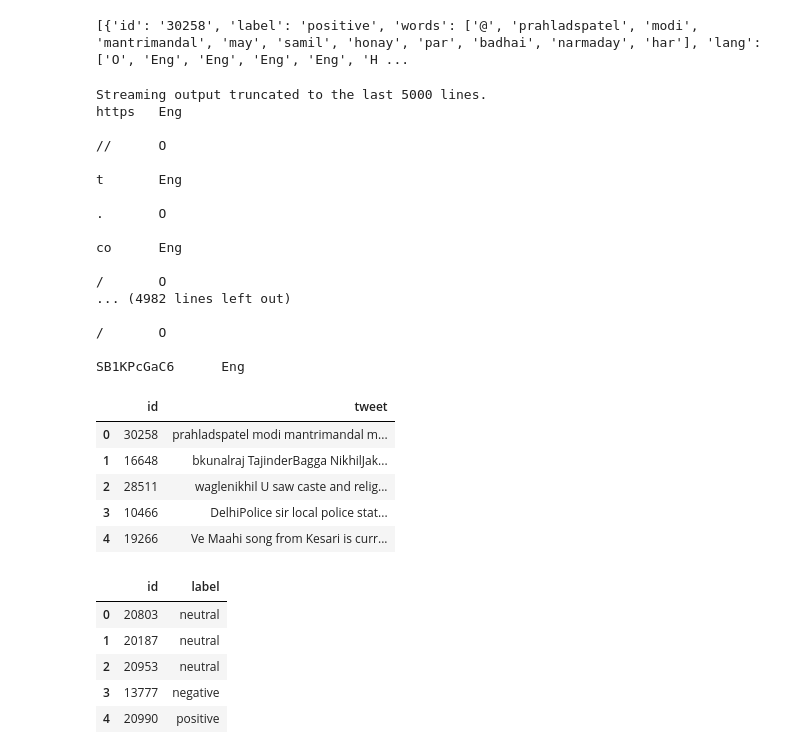
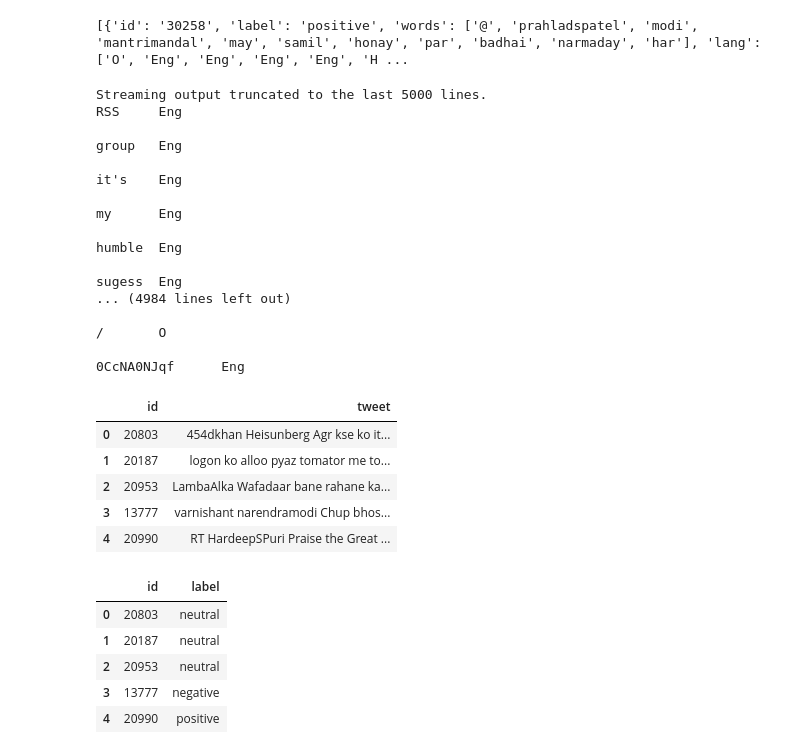
Before and after one commit to Ashish-17CSE/Hate_Speech_Detection, a Jupyter notebook: Hate_Speech_Detection.ipynb, the cells around one changed output. Saved outputs shown, nothing was run; the diff lists cells and outputs as text; code cells hidden in the pictures.

```diff
--- a/Hate_Speech_Detection.ipynb
+++ b/Hate_Speech_Detection.ipynb
@@ -103,47 +103,47 @@ def read_conll_test(in_file, lowercase=False, max_example=None):
         label = "";
         for line in f.readlines():
             print(line)
             sp = line.strip().split('\t')
             if sp[0]=="meta":
               vc = {"id":id,"tweet":words}
               data.append(vc);
               words = " "
               id = sp[1]
             elif len(sp)>1:
               if sp[1]!="O":
                 words = words + sp[0] +" " # +"("+sp[1]+") "
         vc = {"id":id,"tweet":words}
         data.append(vc);
     return data
 
-dataset = "/content/dev_3k_split_conll.txt"
+dataset = "/content/Hindi_test_unalbelled_conll_updated.txt"
 test = read_conll_test(dataset)[1:]
 test = pd.DataFrame(test)
 test.head()
 # %% [output]
 Streaming output truncated to the last 5000 lines.
-https   Eng
+RSS     Eng
 
-//      O
+group   Eng
 
-t       Eng
+it's    Eng
 
-.       O
+my      Eng
 
-co      Eng
+humble  Eng
 
-/       O
-... (4982 lines left out)
+sugess  Eng
+... (4984 lines left out)
 
 /       O
 
-SB1KPcGaC6      Eng
+0CcNA0NJqf      Eng
 |  | id | tweet |
-| 0 | 30258 | prahladspatel modi mantrimandal m... |
-| 1 | 16648 | bkunalraj TajinderBagga NikhilJak... |
-| 2 | 28511 | waglenikhil U saw caste and relig... |
-| 3 | 10466 | DelhiPolice sir local police stat... |
-| 4 | 19266 | Ve Maahi song from Kesari is curr... |
+| 0 | 20803 | 454dkhan Heisunberg Agr kse ko it... |
+| 1 | 20187 | logon ko alloo pyaz tomator me to... |
+| 2 | 20953 | LambaAlka Wafadaar bane rahane ka... |
+| 3 | 13777 | varnishant narendramodi Chup bhos... |
+| 4 | 20990 | RT HardeepSPuri Praise the Great ... |
 # %%
 labels = pd.read_csv("/content/test_labels_hinglish.txt")
 labels = pd.DataFrame(labels)
```
Also changed, not shown: parts of 1 cell of this notebook.
